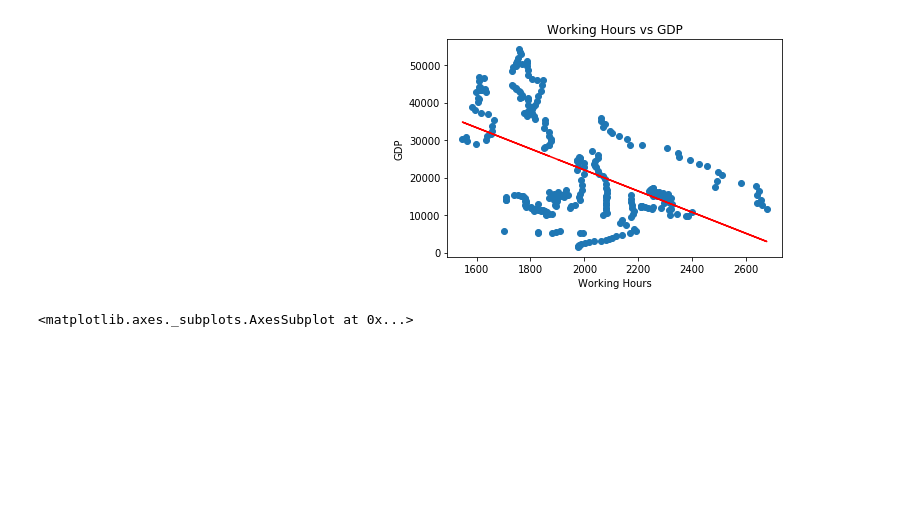
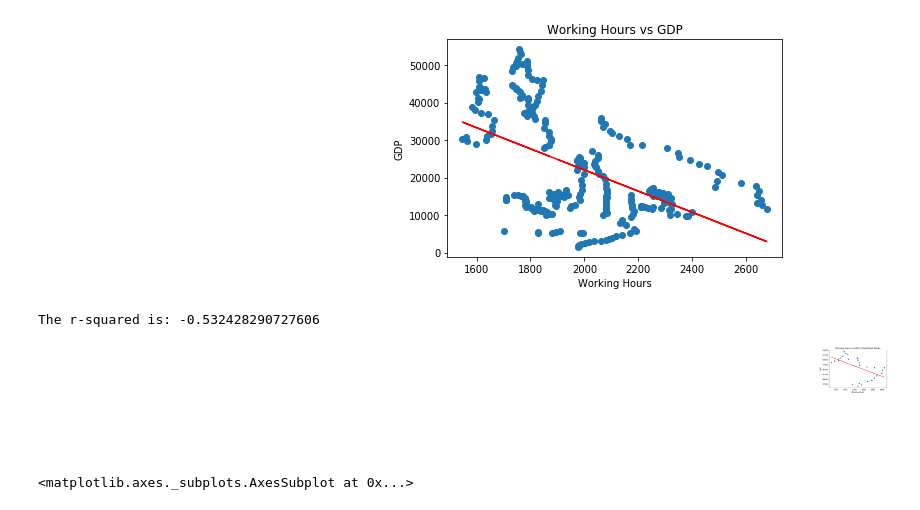
Before and after one commit to JeremyBrent/RUDS_project_1, a Jupyter notebook: economic_analysis.ipynb, the cells around one changed output. Cells and saved outputs as stored; diff of their text form; code cells hidden in the pictures; blank space fills up the shorter version.

```diff
--- a/economic_analysis.ipynb
+++ b/economic_analysis.ipynb
@@ -85,6 +85,30 @@ plt.show()
 # %% [output]
 The r-squared is: -0.5168041886269452
 [figure]
+# %%
+# scatter and linregression for working hours vs gdp (US only)
+# x and y values
+x_values = gdp_df.loc[gdp_df['Code']=='USA']['Working hours (hours per person engaged)']
+y_values = gdp_df.loc[gdp_df['Code']=='USA']['GDP per capita (int.-$) (constant 2011 international $)']
+# linear regression values
+(slope, intercept, rvalue, pvalue, stderr) = linregress(x_values, y_values)
+regress_values = x_values * slope + intercept
+# build linear equation
+line_eq = "y = " + str(round(slope,2)) + "x + " + str(round(intercept,2))
+# build plot
+plt.scatter(x_values,y_values)
+# add linear regression line and annotate equation
+plt.plot(x_values,regress_values,"r-")
+plt.annotate(line_eq,(-0.12,300),fontsize=15,color="red")
+# add titles and labels
+plt.xlabel('Working Hours')
+plt.ylabel('GDP')
+plt.title('Working Hours vs GDP in the United States')
+print(f"The r-squared is: {rvalue}")
+plt.show()
+# %% [output]
+The r-squared is: -0.532428290727606
+[figure, added]
 # %%
 sns.scatterplot(data=gdp_df, x='Working hours (hours per person engaged)', y='GDP per capita (int.-$) (constant 2011 international $)', hue='Code')
 # %% [output]
```
Also changed, not shown: parts of 1 cell of this notebook.
